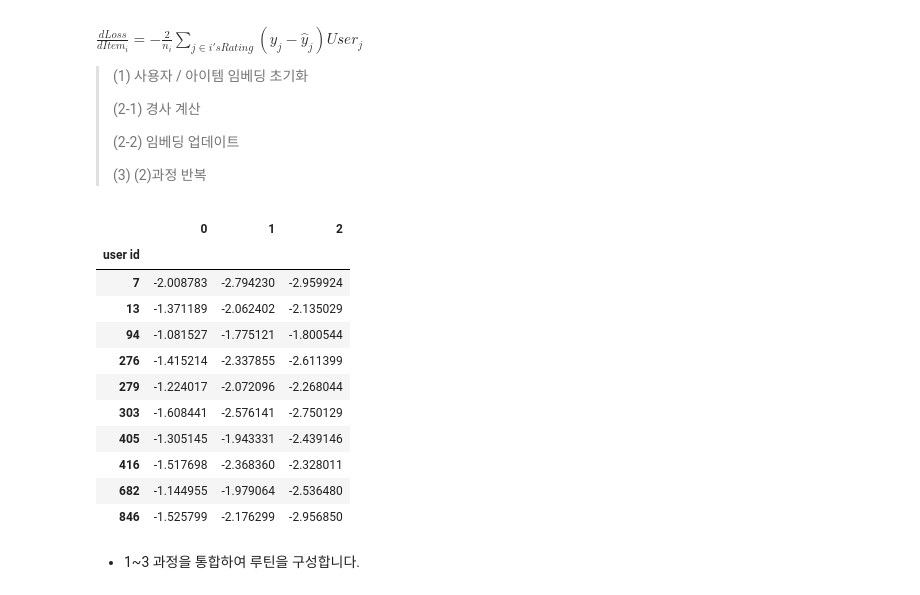
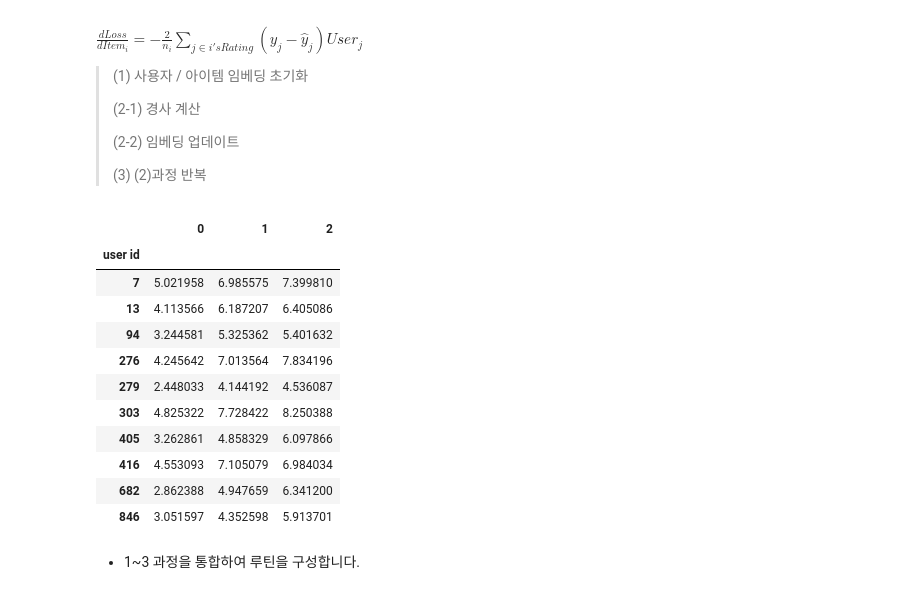
Before and after one commit to sunkusun9/rcmd_2509, a Jupyter notebook: 6.Matrix Factorization1.ipynb, the cells around one changed output. Drawn from its saved outputs; the diff is of its cells as text; code cells hidden in the pictures.

```diff
--- a/6.Matrix Factorization1.ipynb
+++ b/6.Matrix Factorization1.ipynb
@@ -465,32 +483,36 @@ df_item_emb = pd.DataFrame(
 # %%
 # Step 2-1: 경사(기울기)를 계산합니다.
 
 # df_ratings_toy에서 user id의 임베딩을 가져와서 X_user를 만듭니다.
 X_user = df_ratings_toy['user id'].apply(lambda x: df_user_emb.loc[x])
 # df_ratings_toy에서 user id의 임베딩을 가져와서 X_item을 만듭니다.
 X_item = df_ratings_toy['item id'].apply(lambda x: df_item_emb.loc[x])
 # 예측값을 구합니다.
 y_hat = (X_user * X_item).sum(axis = 1)
 err = df_ratings_toy['rating'] - y_hat
 
 # 사용자별 경사도를 구합니다.
-X_user_g = #TODO-with
+X_user_g = df_ratings_toy.groupby('user id').apply(
+    lambda x: pd.Series(err.loc[x.index].dot(df_item_emb.loc[x['item id']].values), index = df_user_emb.columns), include_groups=False
+)
 # 아이템별 경사도를 구합니다.
-X_item_g = #TODO-with
+X_item_g = df_ratings_toy.groupby('item id').apply(
+    lambda x: pd.Series(err.loc[x.index].dot(df_user_emb.loc[x['user id']].values), index = df_item_emb.columns), include_groups=False
+)
 X_user_g
 # %% [output]
 |  | 0 | 1 | 2 |
 | user id |  |  |  |
-| 7 | -2.008783 | -2.794230 | -2.959924 |
-| 13 | -1.371189 | -2.062402 | -2.135029 |
-| 94 | -1.081527 | -1.775121 | -1.800544 |
-| 276 | -1.415214 | -2.337855 | -2.611399 |
-| 279 | -1.224017 | -2.072096 | -2.268044 |
-| 303 | -1.608441 | -2.576141 | -2.750129 |
-| 405 | -1.305145 | -1.943331 | -2.439146 |
-| 416 | -1.517698 | -2.368360 | -2.328011 |
-| 682 | -1.144955 | -1.979064 | -2.536480 |
-| 846 | -1.525799 | -2.176299 | -2.956850 |
+| 7 | 5.021958 | 6.985575 | 7.399810 |
+| 13 | 4.113566 | 6.187207 | 6.405086 |
+| 94 | 3.244581 | 5.325362 | 5.401632 |
+| 276 | 4.245642 | 7.013564 | 7.834196 |
+| 279 | 2.448033 | 4.144192 | 4.536087 |
+| 303 | 4.825322 | 7.728422 | 8.250388 |
+| 405 | 3.262861 | 4.858329 | 6.097866 |
+| 416 | 4.553093 | 7.105079 | 6.984034 |
+| 682 | 2.862388 | 4.947659 | 6.341200 |
+| 846 | 3.051597 | 4.352598 | 5.913701 |
 # %%
 # Step 2-2: 계산한 경사로 임베딩을 업데이트 합니다.
 
```
Also changed, not shown: parts of 10 cells of this notebook, 1 other file.
